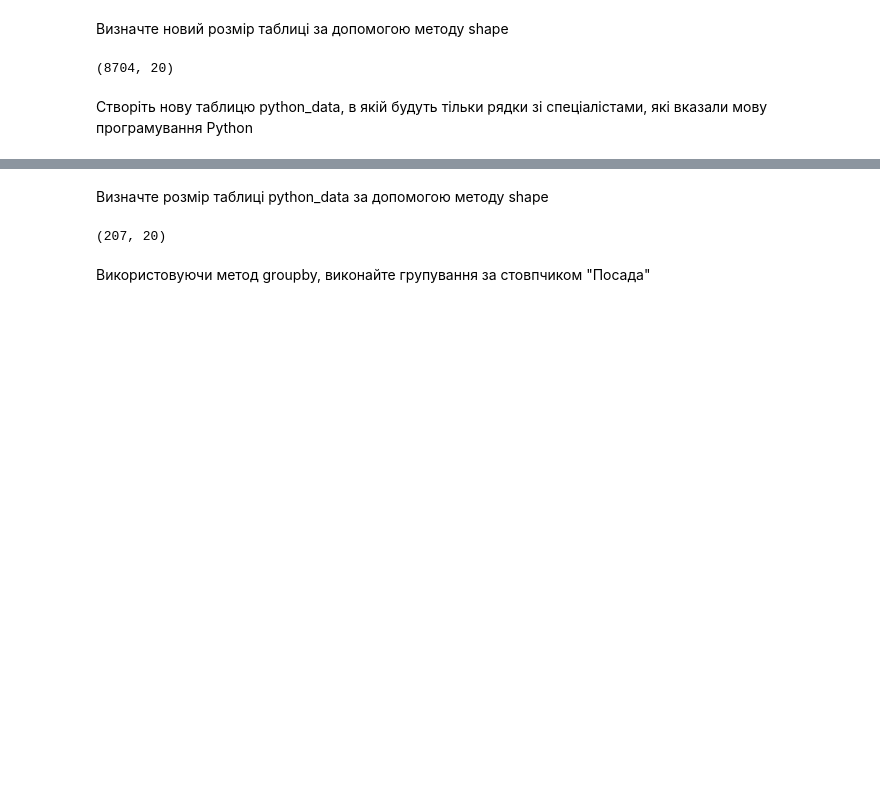
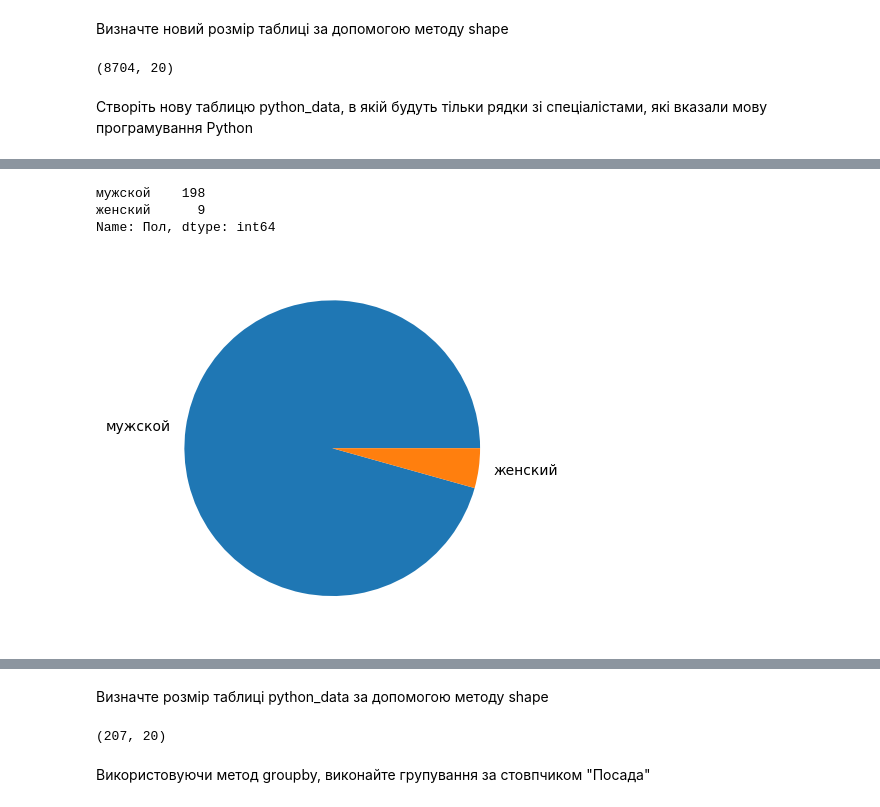
Before and after one commit to Unfeir/DS, a Jupyter notebook: Hw2_2.ipynb, the cells around one changed output, grey strips where cells are left out. Cells and saved outputs as stored; diff of their text form; code cells hidden in the pictures; blank space fills up the shorter version.

```diff
--- a/Hw2_2.ipynb
+++ b/Hw2_2.ipynb
@@ -166,0 +199,9 @@ print(python_data)
+# %%
+tmp = python_data["Пол"].value_counts()
+print(tmp)
+plt.pie(tmp.values, labels=tmp.index);
+# %% [output]
+мужской    198
+женский      9
+Name: Пол, dtype: int64
+[figure, added]
```
Also changed, not shown: parts of 10 cells of this notebook.
